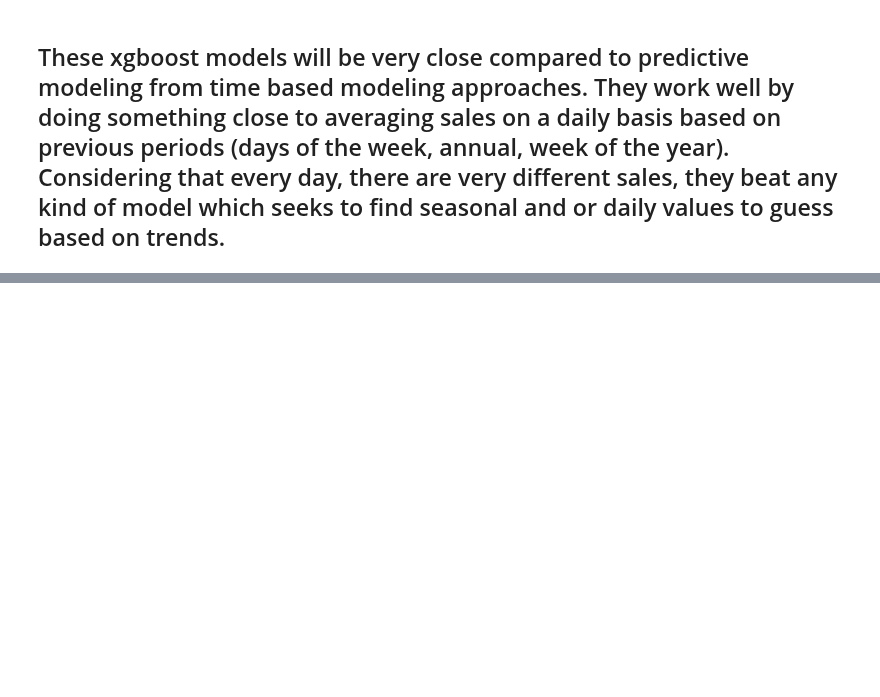
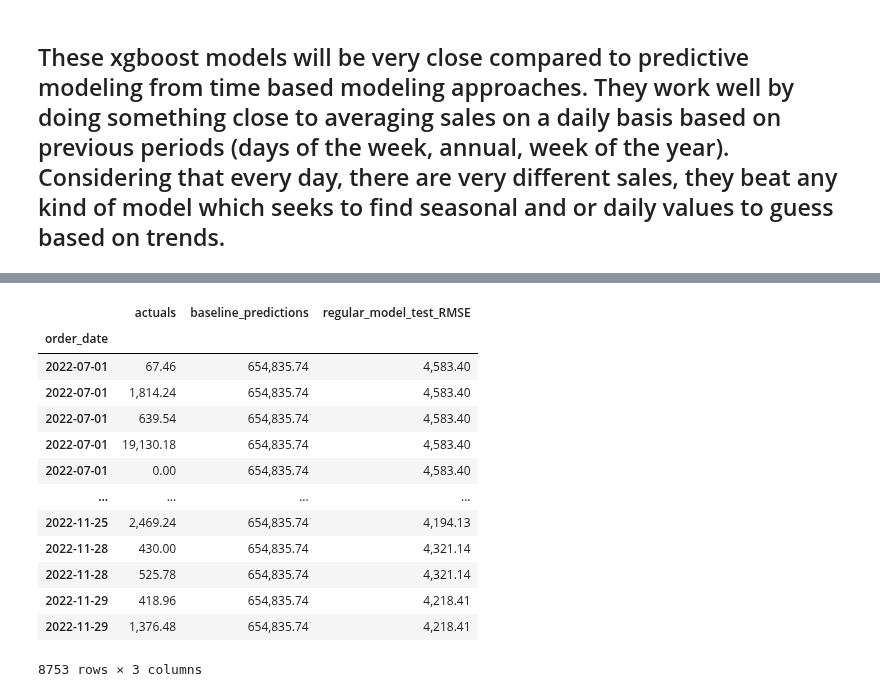
Before and after one commit to The-Real-MVPs/cisco-time-series-analysis, a Jupyter notebook: rosenberger/rosenberger-modeling.ipynb, the cells around one changed output, grey strips where cells are left out. Drawn from its saved outputs; the diff is of its cells as text; code cells hidden in the pictures; blank space fills up the shorter version.

```diff
--- a/rosenberger/rosenberger-modeling.ipynb
+++ b/rosenberger/rosenberger-modeling.ipynb
@@ -402,0 +420,17 @@ regular_model_test_RMSE
+# %%
+test_df
+# %% [output]
+|  | actuals | baseline_predictions | regular_model_test_RMSE |
+| order_date |  |  |  |
+| 2022-07-01 | 67.46 | 654,835.74 | 4,583.40 |
+| 2022-07-01 | 1,814.24 | 654,835.74 | 4,583.40 |
+| 2022-07-01 | 639.54 | 654,835.74 | 4,583.40 |
+| 2022-07-01 | 19,130.18 | 654,835.74 | 4,583.40 |
+| 2022-07-01 | 0.00 | 654,835.74 | 4,583.40 |
+| ... | ... | ... | ... |
+| 2022-11-25 | 2,469.24 | 654,835.74 | 4,194.13 |
+| 2022-11-28 | 430.00 | 654,835.74 | 4,321.14 |
+| 2022-11-28 | 525.78 | 654,835.74 | 4,321.14 |
+| 2022-11-29 | 418.96 | 654,835.74 | 4,218.41 |
+| 2022-11-29 | 1,376.48 | 654,835.74 | 4,218.41 |
+8753 rows × 3 columns
```
Also changed, not shown: parts of 8 cells of this notebook.
